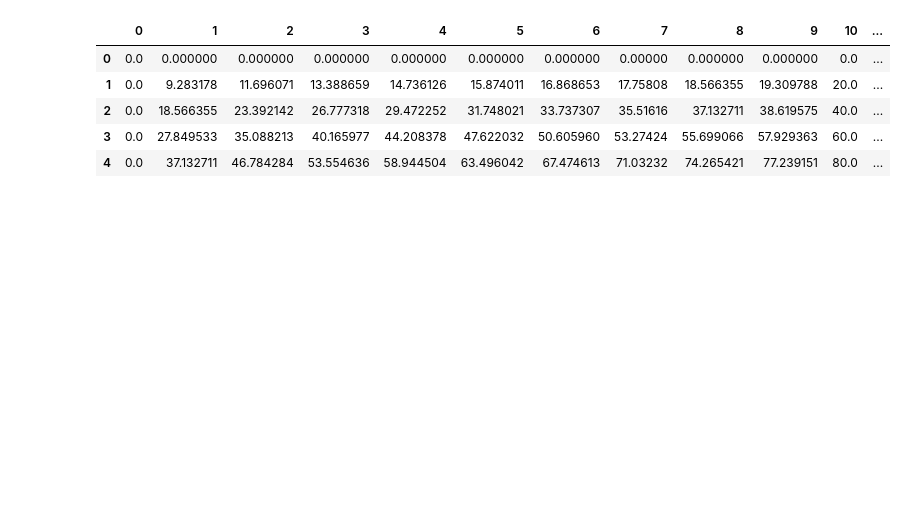
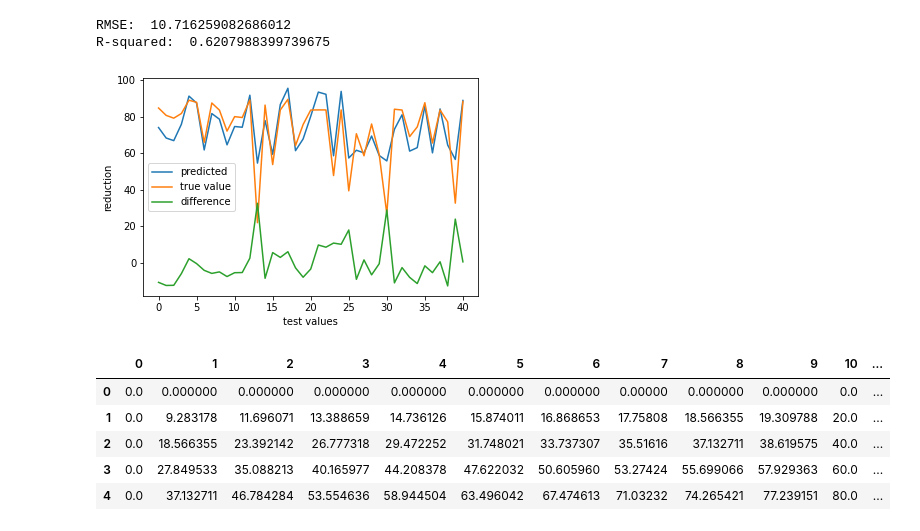
Before and after one commit to TVHTE/PBL_Code, a Jupyter notebook: Emulator/main.ipynb, the cells around one changed output. Drawn from its saved outputs; the diff is of its cells as text; code cells hidden in the pictures; blank space fills up the shorter version.

```diff
--- a/Emulator/main.ipynb
+++ b/Emulator/main.ipynb
@@ -131,3 +137,9 @@ root_test = []
+# %%
+x.train_ctax_MLR()
+# %% [output]
+RMSE:  10.716259082686012
+R-squared:  0.6207988399739675
+[figure, added]
 # %%
 root_paths.head()
 # %% [output]
```
Also changed, not shown: parts of 7 cells of this notebook, 2 other files.
